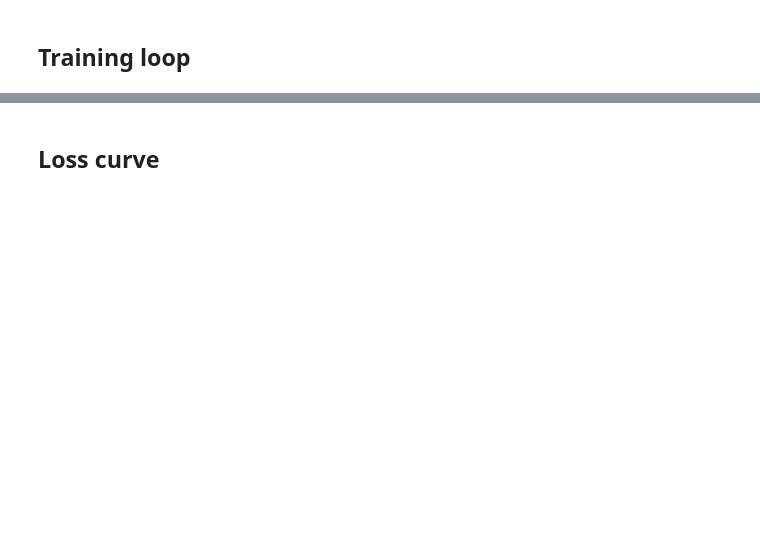
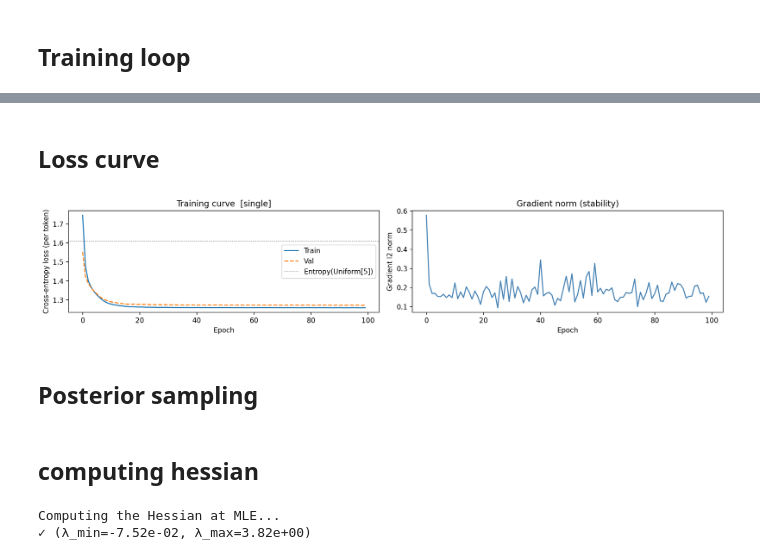
Before and after one commit to RealAshrafAhmed/slt-deep, a Jupyter notebook: projects/markov-chain-learning/experiments/single-chain/notebooks/04_training.ipynb, the cells around one changed output, grey strips where cells are left out. Drawn from its saved outputs; the diff is of its cells as text; code cells hidden in the pictures; blank space fills up the shorter version.

```diff
--- a/projects/markov-chain-learning/experiments/single-chain/notebooks/04_training.ipynb
+++ b/projects/markov-chain-learning/experiments/single-chain/notebooks/04_training.ipynb
@@ -39,25 +54,17 @@ SEED = 42
 # %%
 # -- Post-papermill coercions -------------------------------------------------
-DATA_DIR = Path(DATA_DIR)
+# Training
+BATCH_SIZE = 256  # 256
+EPOCHS = 100
+LR = 3e-3
+VAL_SPLIT = 0.1
+SEED = 42
+# Save only every N epochs to reduce checkpoint count during fast iteration.
+CHECKPOINT_EVERY = 10
+
 EPOCHS = int(EPOCHS)
 BATCH_SIZE = int(BATCH_SIZE)
 SEED = int(SEED)
-NHEAD = int(NHEAD)
-NUM_ATTENTION_LAYERS = int(NUM_ATTENTION_LAYERS)
-D_MODEL = int(D_MODEL)
-DIM_FEEDFORWARD = int(DIM_FEEDFORWARD)
-MAX_LEN = int(MAX_LEN)
-VOCAB_SIZE = int(VOCAB_SIZE)
+CHECKPOINT_EVERY = int(CHECKPOINT_EVERY)
 
 torch.manual_seed(SEED)
-print("Data dir:", DATA_DIR.resolve())
-print(f"Embedding variant: {EMBEDDING_VARIANT}")
-
-VARIANT_FLAGS = {
-    "full": dict(use_token_embedding=True, use_pos_embedding=True),
-    "no_token": dict(use_token_embedding=False, use_pos_embedding=True),
-    "no_pos": dict(use_token_embedding=True, use_pos_embedding=False),
-    "no_embeddings": dict(use_token_embedding=False, use_pos_embedding=False),
-}
-if EMBEDDING_VARIANT not in VARIANT_FLAGS:
-    raise ValueError(f"Unknown EMBEDDING_VARIANT: {EMBEDDING_VARIANT!r}")
@@ -187,2 +147,16 @@ print(f"Train: {n_train}   Val: {n_val}")
 # %% [markdown]
 ## Training loop
+# %%
+device = torch.device("cpu")
+print("Device:", device)
+
+D_MODEL = VOCAB_SIZE * 2
+model = MarkovTransformer(
+    vocab_size=VOCAB_SIZE,
+    d_model=D_MODEL,
+    max_len=MAX_LEN,
+).to(device)
+
+optimizer = torch.optim.Adam(model.parameters(), lr=LR)
+criterion = nn.CrossEntropyLoss(ignore_index=PAD_ID)
+print(model)
@@ -284,26 +281,30 @@ print(f"Uniform entropy: {torch.log(torch.tensor(float(VOCAB_SIZE))):.4f}")
-# %% [markdown]
-## Loss curve
+# %% [markdown]
+## Loss curve
 # %%
 fig, axes = plt.subplots(1, 2, figsize=(14, 3))
 
 axes[0].plot(train_losses, label="Train")
 axes[0].plot(val_losses, label="Val", linestyle="--")
 axes[0].axhline(
     torch.log(torch.tensor(float(VOCAB_SIZE))).item(),
     color="gray",
     linestyle=":",
     linewidth=0.8,
     label=f"Entropy(Uniform[{VOCAB_SIZE}])",
 )
 axes[0].set_xlabel("Epoch")
 axes[0].set_ylabel("Cross-entropy loss (per token)")
-axes[0].set_title(f"Training curve  [{EMBEDDING_VARIANT} / {DGP_REGIME}]")
+axes[0].set_title(f"Training curve  [{DGP_REGIME}]")
 axes[0].legend()
 
 axes[1].plot(grad_norms, color="steelblue")
 axes[1].set_xlabel("Epoch")
 axes[1].set_ylabel("Gradient l2 norm")
 axes[1].set_title("Gradient norm (stability)")
 
 plt.tight_layout()
 plt.show()
+# %% [output]
+[figure, added]
+# %% [markdown]
+## Posterior sampling
@@ -309,0 +356,25 @@ plt.show()
+# %% [markdown]
+## computing hessian
+# %%
+# Prepare data for BayesianNet
+x_data = sequences[:, :-1].to(device)
+y_data = sequences[:, 1:].to(device)
+# Replace PAD_ID with 0 in x_data to avoid one_hot error
+x_data = x_data.clone()
+x_data[x_data == PAD_ID] = 0
+
+print("\nComputing the Hessian at MLE...")
+hessian_results = {}
+try:
+    eigvals, eigvecs, H = compute_hessian_at_map(model, loss_fn, x_data, y_data)
+
+    hessian_results["eigvals"] = eigvals
+    hessian_results["eigvecs"] = eigvecs
+    hessian_results["hessian"] = H
+
+    print(f"✓ (λ_min={eigvals[0]:.2e}, λ_max={eigvals[-1]:.2e})")
+except Exception as e:
+    print(f"✗ Error: {e}")
+# %% [output]
+Computing the Hessian at MLE...
+✓ (λ_min=-7.52e-02, λ_max=3.82e+00)
```
Also changed, not shown: parts of 26 cells of this notebook, 40 other files.
